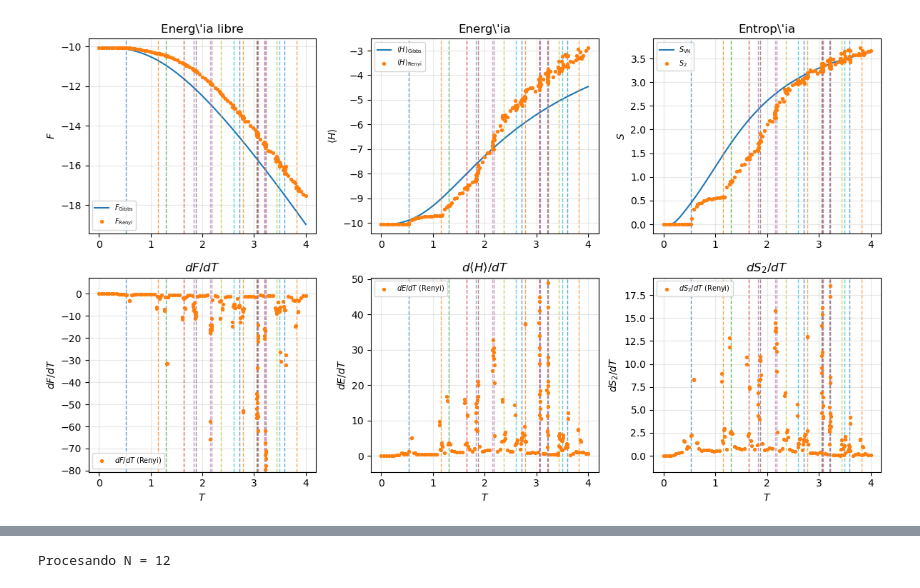
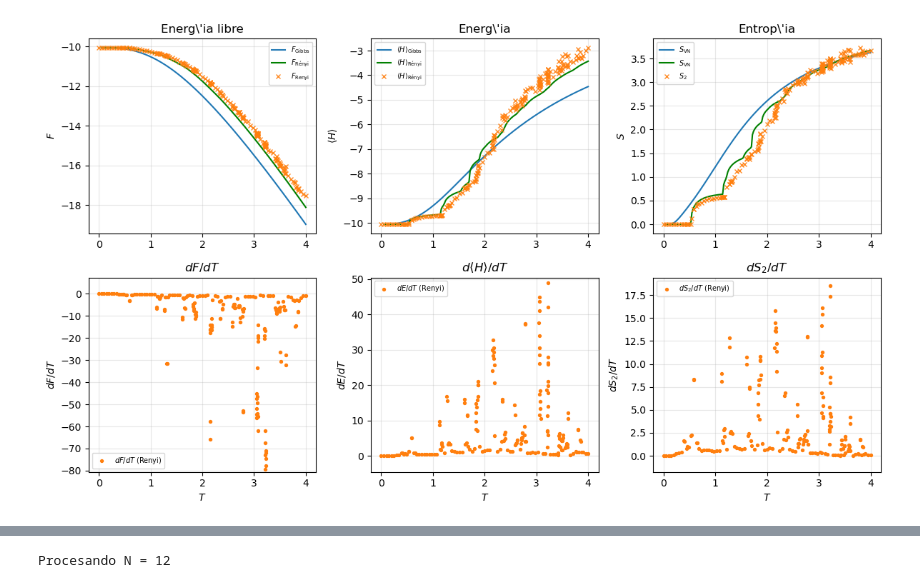
Before and after one commit to ismaelcastrouimp/TFM, a Jupyter notebook: notebooks/Renyi_vs_canonical.ipynb, the cells around one changed output, grey strips where cells are left out. Saved outputs shown, nothing was run; the diff lists cells and outputs as text; code cells hidden in the pictures.

```diff
--- a/notebooks/Renyi_vs_canonical.ipynb
+++ b/notebooks/Renyi_vs_canonical.ipynb
@@ -109,5 +40,6 @@ plt.show()
 # %%
 save = False
+jump_lines = False
 if save:
     import matplotlib
     import matplotlib.pyplot as plt
@@ -165,11 +97,66 @@ def canonical_ensemble(eigvals, eigvecs, T):
     S_VN = -np.sum(pops[mask] * np.log(pops[mask]))
     return energy - T * S_VN, energy, S_VN
 
+def renyi_exact(T, eigvals, tol=1e-12):
+    """
+    Calcula exactamente en el MRE (alpha=2):
+
+        F(T)
+        E(T)
+        S2(T)
+
+    usando la solución analítica en la base de energía.
+    """
+
+    from scipy.optimize import brentq
+
+    eigvals = np.array(eigvals, dtype=float)
+
+    def mre_weights(E_perp):
+        w = np.maximum(0.0, E_perp - eigvals)
+        Z = w.sum()
+        if Z < tol:
+            return None
+        return w / Z
+
+    def f_root(E_perp):
+        w = mre_weights(E_perp)
+        if w is None:
+            return E_perp
+        E_bar = np.dot(w, eigvals)
+        return E_perp - (2 * T + E_bar)
+
+    E_min = eigvals.min()
+    E_max = eigvals.max() + 4 * T
+
+    try:
+        E_perp = brentq(f_root, E_min, E_max, xtol=1e-12)
+    except ValueError:
+        # ground state
+        w = np.zeros(len(eigvals))
+        w[0] = 1.0
+    else:
+        w = mre_weights(E_perp)
+
+    # --- energía ---
+    E = np.dot(w, eigvals)
+
+    # --- entropía Rényi-2 ---
+    purity = np.sum(w**2)
+    S2 = -np.log(purity)
+
+    # --- free energy ---
+    F = E - T * S2
+
+    return F, E, S2
+
 temperatures = np.linspace(0.05, 4, 200)
 F_arr, E_arr, S_arr = np.array([canonical_ensemble(eigvals, eigvecs, T) for T in temperatures]).T
+F_R, E_R, S2_R = np.array([renyi_exact(T, eigvals) for T in temperatures]).T
 
-T_jumps = compute_jump_temperatures(eigvals)
-T_jumps_visible = T_jumps[T_jumps <= temperatures[-1]]
+if jump_lines:
+    T_jumps = compute_jump_temperatures(eigvals)
+    T_jumps_visible = T_jumps[T_jumps <= temperatures[-1]]
 cmap = plt.cm.tab10
 
 def add_jump_lines(ax):
@@ -188,55 +175,62 @@ fig, axes = plt.subplots(2, 3, figsize=(12, 7))
 
 # Fila superior: valores
 axes[0,0].plot(temperatures, F_arr, color='C0', label=r'$F_\mathrm{Gibbs}$')
-axes[0,0].scatter(T_array, free_energy_results, color='C1', s=8, zorder=3,
-                  label=r'$F_\mathrm{Renyi}$')
-add_jump_lines(axes[0,0])
+axes[0,0].plot(temperatures, F_R, color='green', label=r'$F_\mathrm{Rényi}$')
+axes[0,0].plot(T_array, free_energy_results, 'x', color='C1', markersize=5, alpha=0.9,
+               label=r'$F_\mathrm{Renyi}$')
+
 axes[0,0].set_ylabel(r'$F$'); axes[0,0].set_title(r'Energ\'ia libre')
 axes[0,0].legend(fontsize=7); axes[0,0].grid(True, alpha=0.3)
 
 axes[0,1].plot(temperatures, E_arr, color='C0', label=r'$\langle H\rangle_\mathrm{Gibbs}$')
-axes[0,1].scatter(T_array, energy_results, color='C1', s=8, zorder=3,
-                  label=r'$\langle H\rangle_\mathrm{Renyi}$')
-add_jump_lines(axes[0,1])
+axes[0,1].plot(temperatures, E_R, color='green', label=r'$\langle H\rangle_\mathrm{Rényi}$')
+axes[0,1].plot(T_array, energy_results, 'x', color='C1', markersize=5, alpha=0.9,
+               label=r'$\langle H\rangle_\mathrm{Rényi}$')
+
 axes[0,1].set_ylabel(r'$\langle H\rangle$'); axes[0,1].set_title(r'Energ\'ia')
 axes[0,1].legend(fontsize=7); axes[0,1].grid(True, alpha=0.3)
 
 axes[0,2].plot(temperatures, S_arr, color='C0', label=r'$S_\mathrm{VN}$')
-axes[0,2].scatter(T_array, entropy_results, color='C1', s=8, zorder=3,
-                  label=r'$S_2$')
-add_jump_lines(axes[0,2])
+axes[0,2].plot(temperatures, S2_R, color='green', label=r'$S_\mathrm{VN}$')
+axes[0,2].plot(T_array, entropy_results, 'x', color='C1', markersize=5, alpha=0.9,
+               label=r'$S_2$')
+
 axes[0,2].set_ylabel(r'$S$'); axes[0,2].set_title(r'Entrop\'ia')
 axes[0,2].legend(fontsize=7); axes[0,2].grid(True, alpha=0.3)
 
 # Fila inferior: solo derivada Rényi
 axes[1,0].scatter(T_array, dF_dT_renyi, color='C1', s=8, zorder=3,
                   label=r'$dF/dT\ \mathrm{(Renyi)}$')
-add_jump_lines(axes[1,0])
+
 set_ylim_robust(axes[1,0], [dF_dT_renyi], percentile=PERCENTILE)
 axes[1,0].set_xlabel(r'$T$'); axes[1,0].set_ylabel(r'$dF/dT$')
 axes[1,0].set_title(r'$dF/dT$'); axes[1,0].legend(fontsize=7); axes[1,0].grid(True, alpha=0.3)
 
 axes[1,1].scatter(T_array, dE_dT_renyi, color='C1', s=8, zorder=3,
                   label=r'$dE/dT\ \mathrm{(Renyi)}$')
-add_jump_lines(axes[1,1])
+
 set_ylim_robust(axes[1,1], [dE_dT_renyi], percentile=PERCENTILE)
 axes[1,1].set_xlabel(r'$T$'); axes[1,1].set_ylabel(r'$dE/dT$')
 axes[1,1].set_title(r'$d\langle H\rangle/dT$'); axes[1,1].legend(fontsize=7); axes[1,1].grid(True, alpha=0.3)
 
 axes[1,2].scatter(T_array, dS_dT_renyi, color='C1', s=8, zorder=3,
                   label=r'$dS_2/dT\ \mathrm{(Renyi)}$')
-add_jump_lines(axes[1,2])
+
 set_ylim_robust(axes[1,2], [dS_dT_renyi], percentile=PERCENTILE)
 axes[1,2].set_xlabel(r'$T$'); axes[1,2].set_ylabel(r'$dS_2/dT$')
 axes[1,2].set_title(r'$dS_2/dT$'); axes[1,2].legend(fontsize=7); axes[1,2].grid(True, alpha=0.3)
+if jump_lines:
+    for i in range (2):
+        for j in range (3):
+            add_jump_lines(axes[i,j])
 
 fig.tight_layout()
 if save:
     save_fig(fig, f"F_E_S_N{N}")
 else:
     plt.show()
 # %% [output]
-[figure, old version]
+[figure, new version]
 # %%
 def check_temperatures(N):
     data_file = f"../data/N{N}/results_N{N}_vs_T.json"
```
Also changed, not shown: parts of 3 cells of this notebook.
